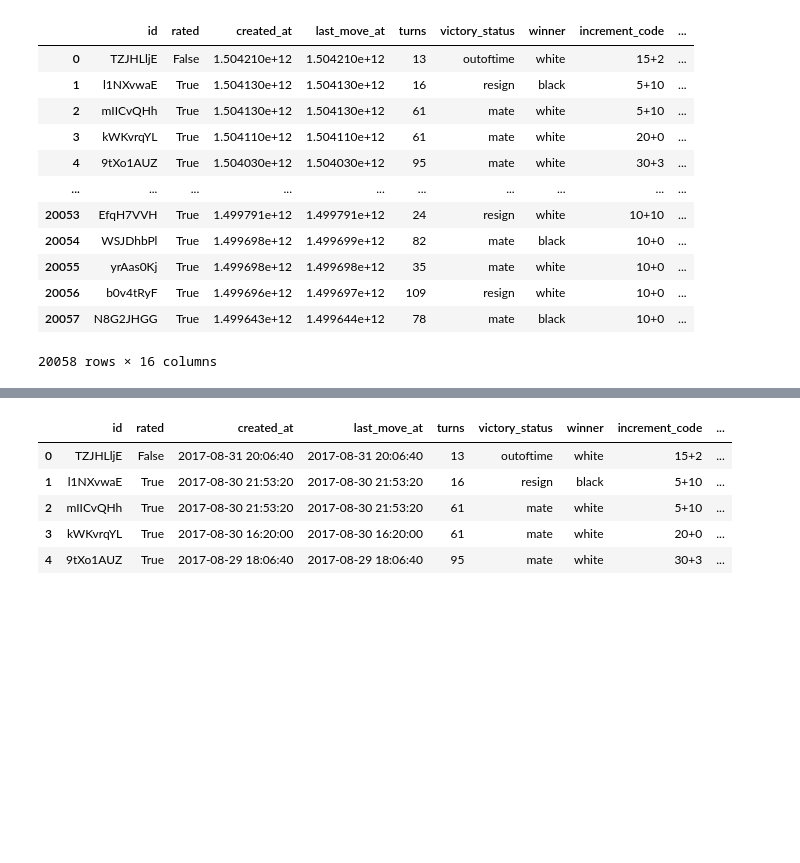
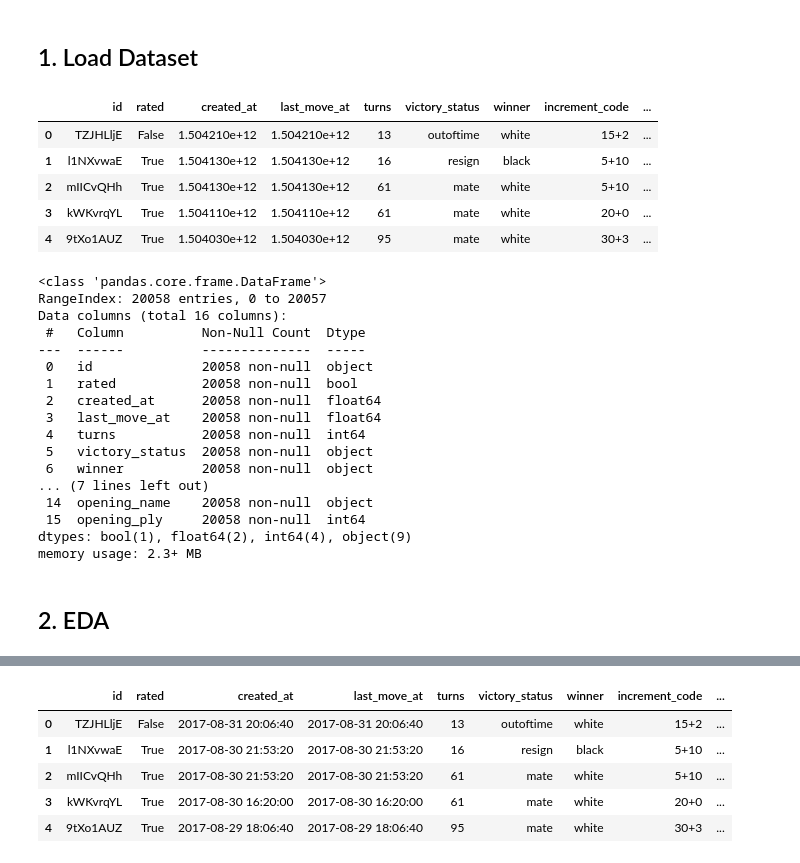
Before and after one commit to ParunNg/Chess-Winning-Rate-Prediction, a Jupyter notebook: chess_games.ipynb, the cells around one changed output, grey strips where cells are left out. Saved outputs shown, nothing was run; the diff lists cells and outputs as text; code cells hidden in the pictures; blank space fills up the shorter version.

```diff
--- a/chess_games.ipynb
+++ b/chess_games.ipynb
@@ -7,21 +10,38 @@ import seaborn as sns
 sns.set()
+# %% [markdown]
+## 1. Load Dataset
 # %%
 df = pd.read_csv("games.csv")
-df
+df.head()
 # %% [output]
 |  | id | rated | created_at | last_move_at | turns | victory_status | winner | increment_code | ... |
 | 0 | TZJHLljE | False | 1.504210e+12 | 1.504210e+12 | 13 | outoftime | white | 15+2 | ... |
 | 1 | l1NXvwaE | True | 1.504130e+12 | 1.504130e+12 | 16 | resign | black | 5+10 | ... |
 | 2 | mIICvQHh | True | 1.504130e+12 | 1.504130e+12 | 61 | mate | white | 5+10 | ... |
 | 3 | kWKvrqYL | True | 1.504110e+12 | 1.504110e+12 | 61 | mate | white | 20+0 | ... |
 | 4 | 9tXo1AUZ | True | 1.504030e+12 | 1.504030e+12 | 95 | mate | white | 30+3 | ... |
-| ... | ... | ... | ... | ... | ... | ... | ... | ... | ... |
-| 20053 | EfqH7VVH | True | 1.499791e+12 | 1.499791e+12 | 24 | resign | white | 10+10 | ... |
-| 20054 | WSJDhbPl | True | 1.499698e+12 | 1.499699e+12 | 82 | mate | black | 10+0 | ... |
-| 20055 | yrAas0Kj | True | 1.499698e+12 | 1.499698e+12 | 35 | mate | white | 10+0 | ... |
-| 20056 | b0v4tRyF | True | 1.499696e+12 | 1.499697e+12 | 109 | resign | white | 10+0 | ... |
-| 20057 | N8G2JHGG | True | 1.499643e+12 | 1.499644e+12 | 78 | mate | black | 10+0 | ... |
-20058 rows × 16 columns
+# %%
+df.info()
+# %% [output]
+<class 'pandas.core.frame.DataFrame'>
+RangeIndex: 20058 entries, 0 to 20057
+Data columns (total 16 columns):
+ #   Column          Non-Null Count  Dtype
+---  ------          --------------  -----
+ 0   id              20058 non-null  object
+ 1   rated           20058 non-null  bool
+ 2   created_at      20058 non-null  float64
+ 3   last_move_at    20058 non-null  float64
+ 4   turns           20058 non-null  int64
+ 5   victory_status  20058 non-null  object
+ 6   winner          20058 non-null  object
+... (7 lines left out)
+ 14  opening_name    20058 non-null  object
+ 15  opening_ply     20058 non-null  int64
+dtypes: bool(1), float64(2), int64(4), object(9)
+memory usage: 2.3+ MB
+# %% [markdown]
+## 2. EDA
 # %%
 # Check number of null values of each column
 df.isna().sum()
```
Also changed, not shown: parts of 34 cells of this notebook.
